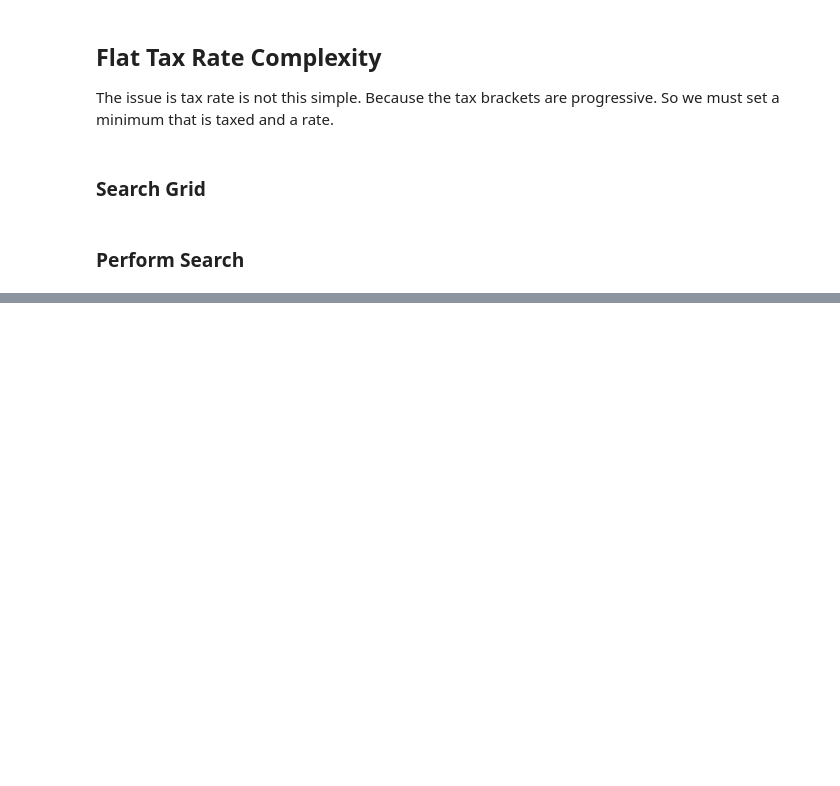
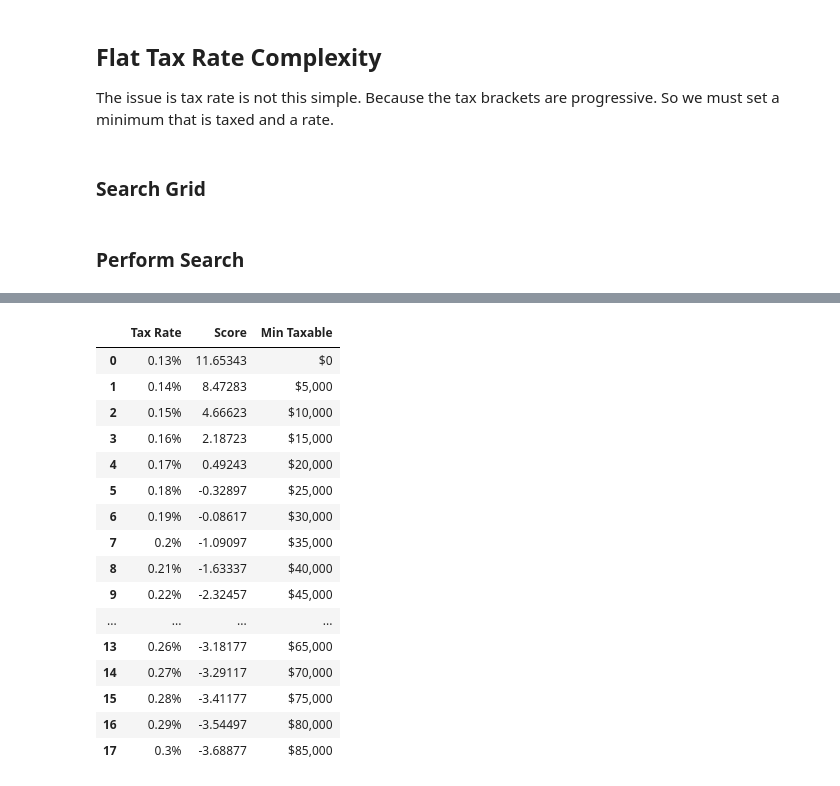
Before and after one commit to SellersEvan/flat-tax-implementation, a Jupyter notebook: FlatTaxRate.ipynb, the cells around one changed output, grey strips where cells are left out. Saved outputs shown, nothing was run; the diff lists cells and outputs as text; code cells hidden in the pictures; blank space fills up the shorter version.

```diff
--- a/FlatTaxRate.ipynb
+++ b/FlatTaxRate.ipynb
@@ -190,0 +221,26 @@ for indexTaxRate in range(len(TAX_RATE)):
+# %%
+taxRate           = grid.min(axis=0)[12:].reset_index()
+minTax            = grid.min(axis=1)[:-2].reset_index()
+taxRate.columns   = ["Tax Rate", "Score"]
+minTax.columns    = ["Min Taxable", "_"]
+breakdown         = taxRate.join(minTax).drop("_", axis=1)
+# %%
+breakdown
+# %% [output]
+|  | Tax Rate | Score | Min Taxable |
+| 0 | 0.13% | 11.65343 | $0 |
+| 1 | 0.14% | 8.47283 | $5,000 |
+| 2 | 0.15% | 4.66623 | $10,000 |
+| 3 | 0.16% | 2.18723 | $15,000 |
+| 4 | 0.17% | 0.49243 | $20,000 |
+| 5 | 0.18% | -0.32897 | $25,000 |
+| 6 | 0.19% | -0.08617 | $30,000 |
+| 7 | 0.2% | -1.09097 | $35,000 |
+| 8 | 0.21% | -1.63337 | $40,000 |
+| 9 | 0.22% | -2.32457 | $45,000 |
+| ... | ... | ... | ... |
+| 13 | 0.26% | -3.18177 | $65,000 |
+| 14 | 0.27% | -3.29117 | $70,000 |
+| 15 | 0.28% | -3.41177 | $75,000 |
+| 16 | 0.29% | -3.54497 | $80,000 |
+| 17 | 0.3% | -3.68877 | $85,000 |
```
Also changed, not shown: parts of 13 cells of this notebook, 1 other file.
